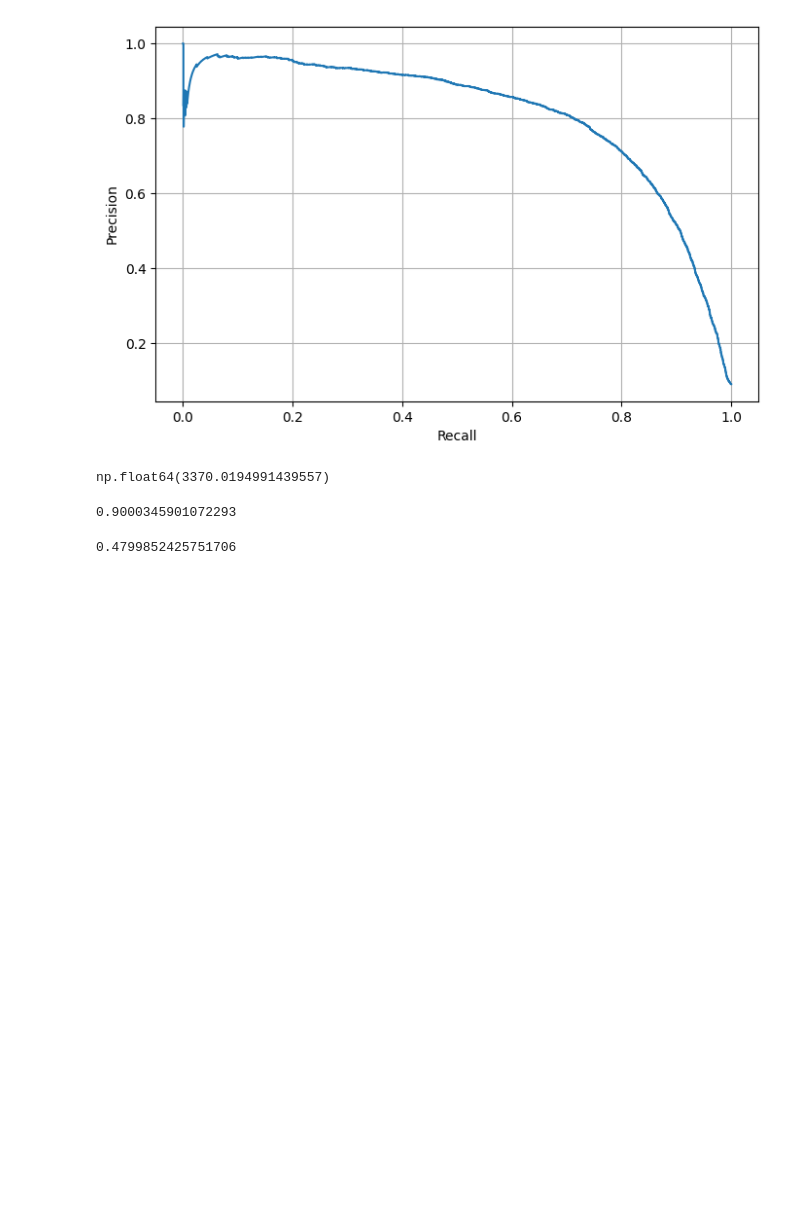
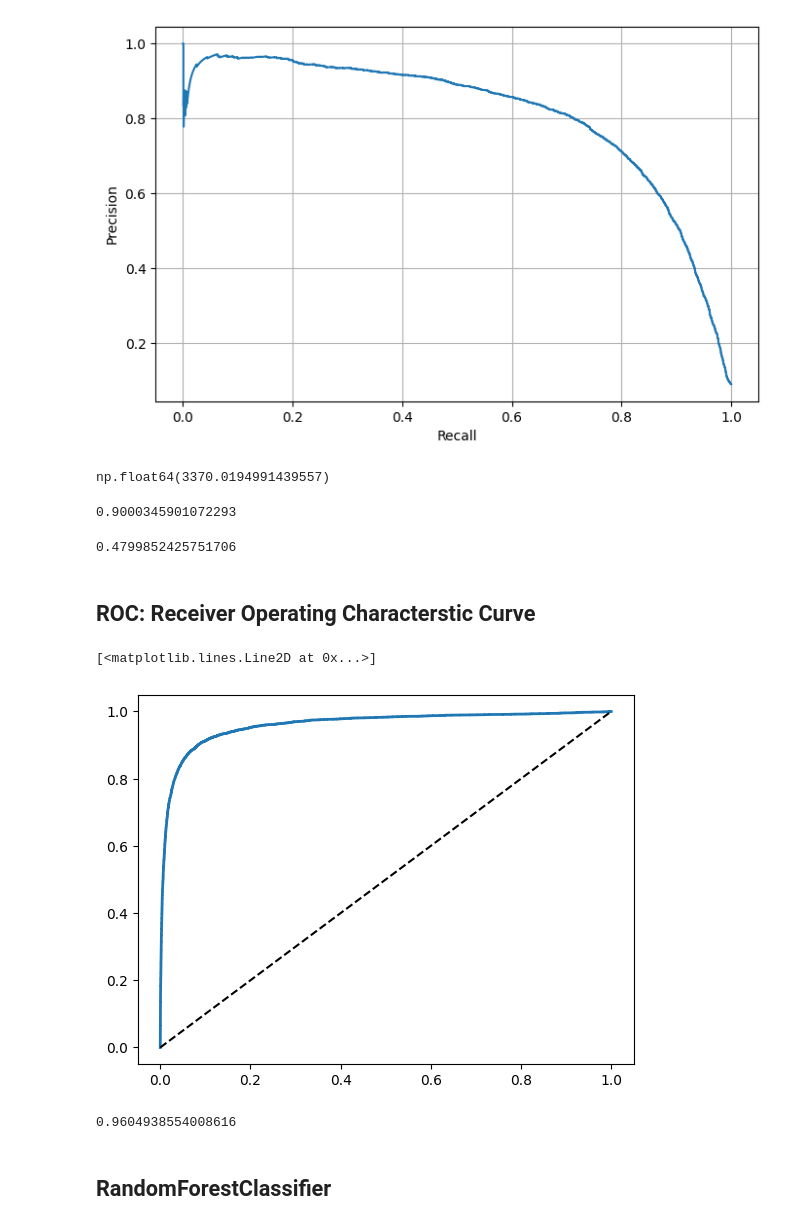
Before and after one commit to HESleagacy/MNSIT_CLASSIFIER, a Jupyter notebook: notebook.ipynb, the cells around one changed output. Saved outputs shown, nothing was run; the diff lists cells and outputs as text; code cells hidden in the pictures; blank space fills up the shorter version.

```diff
--- a/notebook.ipynb
+++ b/notebook.ipynb
@@ -296,3 +296,24 @@ precision_score(y_train_5, y_train_pred_90)
 recall_score(y_train_5, y_train_pred_90)
 # %% [output]
 0.4799852425751706
+# %% [markdown]
+## ROC: Receiver Operating Characterstic Curve
+# %%
+from sklearn.metrics import roc_curve
+fpr, tpr, thresholds = roc_curve(y_train_5, y_scores)
+# %%
+plt.plot(fpr, tpr, linewidth=2, label=None)
+plt.plot([0,1], [0,1], 'k--')
+# %% [output]
+[<matplotlib.lines.Line2D at 0x...>]
+[figure, added]
+# %%
+# One way to compare classifiers is to measure the area under the curve
+# (AUC). A perfect classifier will have a ROC AUC equal to 1, whereas a
+# purely random classifier will have a ROC AUC equal to 0.5. Scikit-Learn
+# provides a function to compute the ROC AUC:
+
+from sklearn.metrics import roc_auc_score
+roc_auc_score(y_train_5, y_scores)
+# %% [output]
+0.9604938554008616
@@ -298,0 +326,2 @@ recall_score(y_train_5, y_train_pred_90)
+# %% [markdown]
+## RandomForestClassifier
```
Also changed, not shown: parts of 21 cells of this notebook.
